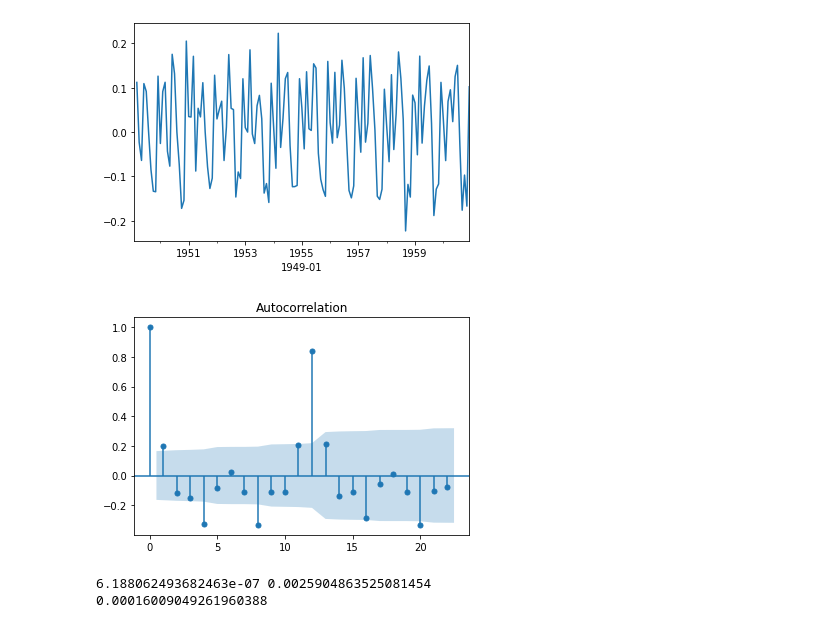
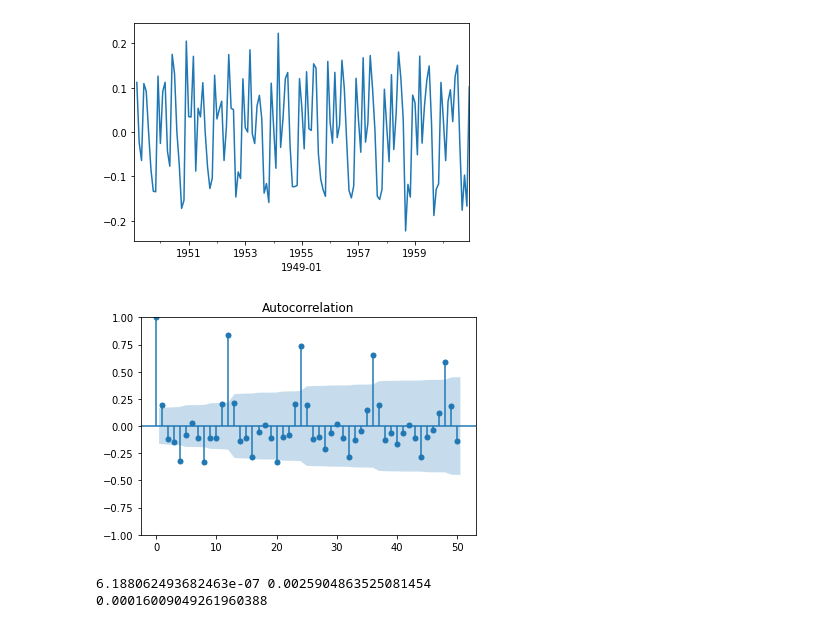
Before and after one commit to technogleb/ts_winter, a Jupyter notebook: week_1/transformations.ipynb, the cells around one changed output. Saved outputs shown, nothing was run; the diff lists cells and outputs as text; code cells hidden in the pictures.

```diff
--- a/week_1/transformations.ipynb
+++ b/week_1/transformations.ipynb
@@ -103,9 +110,9 @@ ts_diff.plot()
 # кхмм, опять не помогает, давайте посмотрим на график автокорреляций и увидим, что период сезонности
 # приходится на 12 лаг, попробуем сезонное дифференцирование
 # %%
-tsaplots.plot_acf(ts_diff.dropna());
+tsaplots.plot_acf(ts_diff.dropna(), lags=50);
 # %% [output]
-[figure, old version]
+[figure, new version]
 # %%
 ts_season_diff = ts_diff.diff(12)
 # %%
```
Also changed, not shown: parts of 23 cells of this notebook, 1 other file.
